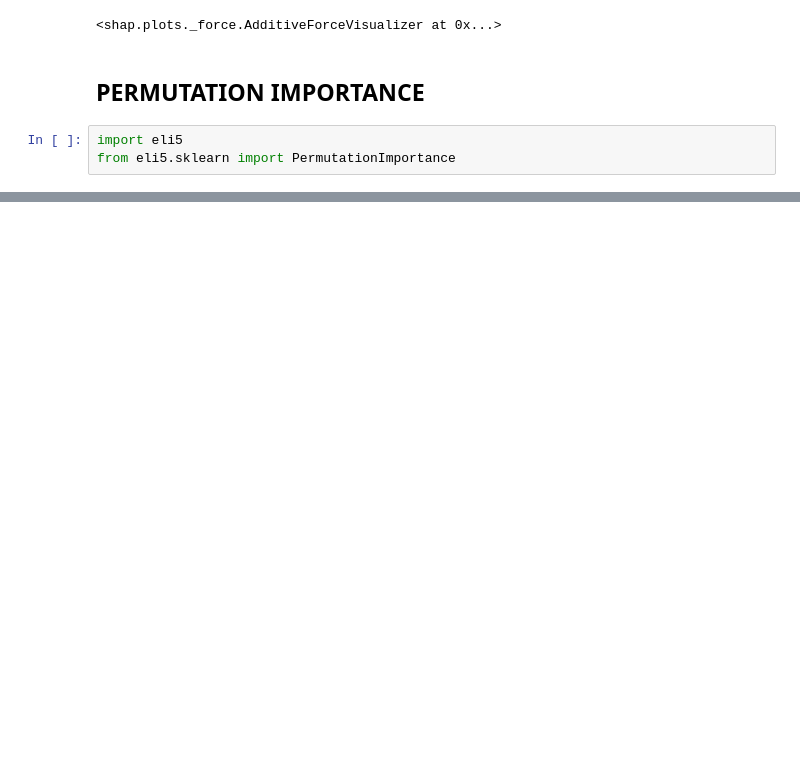
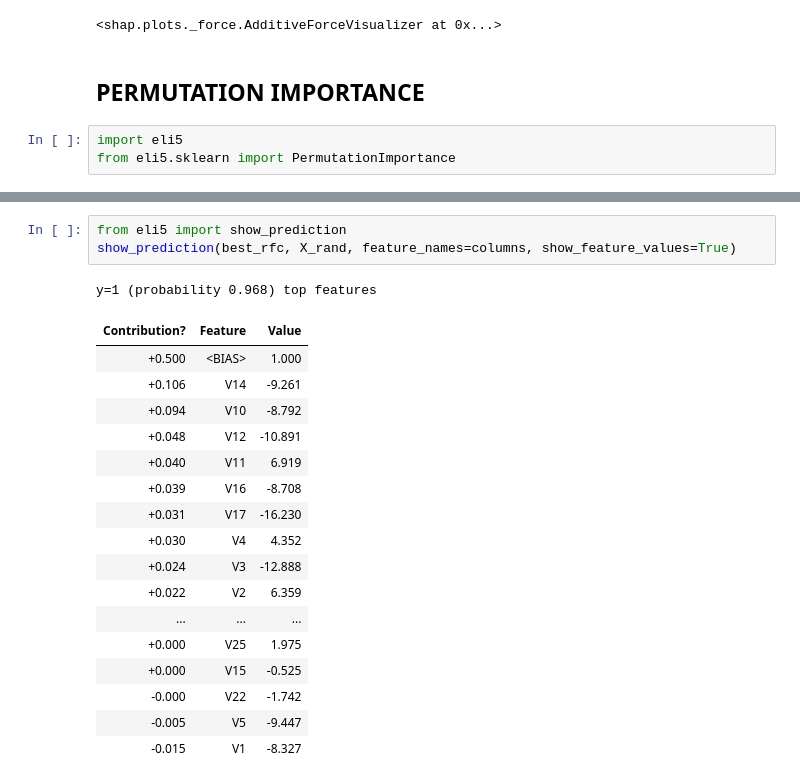
Before and after one commit to gchristodo/Advanced_ML, a Jupyter notebook: explainable_ML.ipynb, the cells around one changed output, grey strips where cells are left out. Cells and saved outputs as stored; diff of their text form; blank space fills up the shorter version.

Commit message:
Update explainable_ML.ipynb
Added an example in Permutation Importance Section

```diff
--- a/explainable_ML.ipynb
+++ b/explainable_ML.ipynb
@@ -342 +319,23 @@ eli5.show_weights(perm, feature_names = columns)
 | … 10 more … |  |
+# %%
+from eli5 import show_prediction
+show_prediction(best_rfc, X_rand, feature_names=columns, show_feature_values=True)
+# %% [output]
+y=1 (probability 0.968) top features
+| Contribution? | Feature | Value |
+| +0.500 | <BIAS> | 1.000 |
+| +0.106 | V14 | -9.261 |
+| +0.094 | V10 | -8.792 |
+| +0.048 | V12 | -10.891 |
+| +0.040 | V11 | 6.919 |
+| +0.039 | V16 | -8.708 |
+| +0.031 | V17 | -16.230 |
+| +0.030 | V4 | 4.352 |
+| +0.024 | V3 | -12.888 |
+| +0.022 | V2 | 6.359 |
+| ... | ... | ... |
+| +0.000 | V25 | 1.975 |
+| +0.000 | V15 | -0.525 |
+| -0.000 | V22 | -1.742 |
+| -0.005 | V5 | -9.447 |
+| -0.015 | V1 | -8.327 |
```
Also changed, not shown: parts of 22 cells of this notebook.
